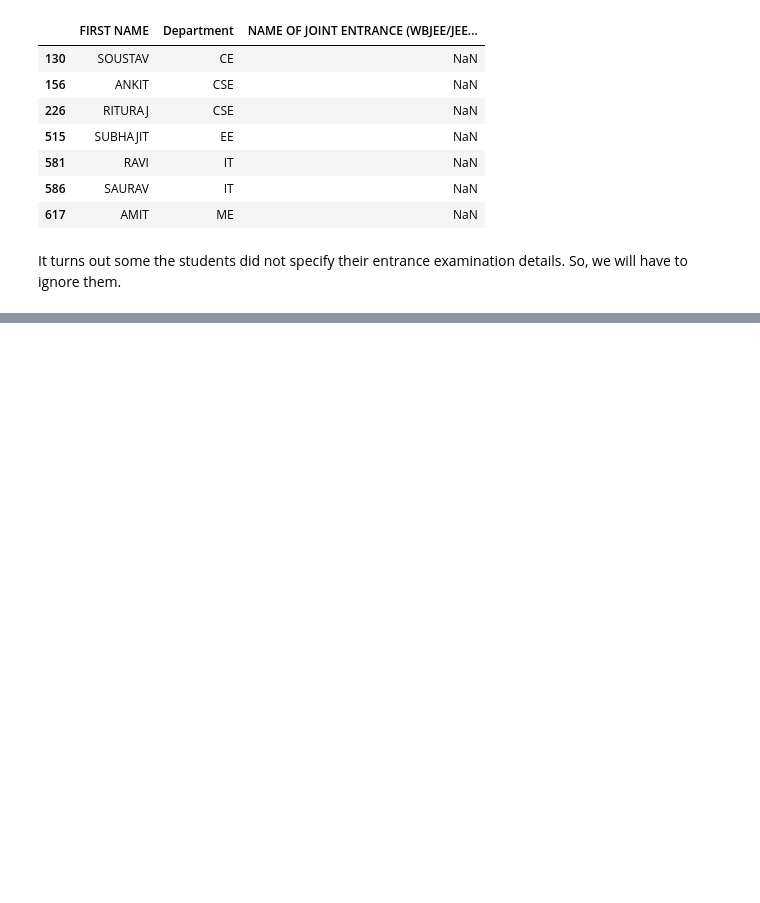
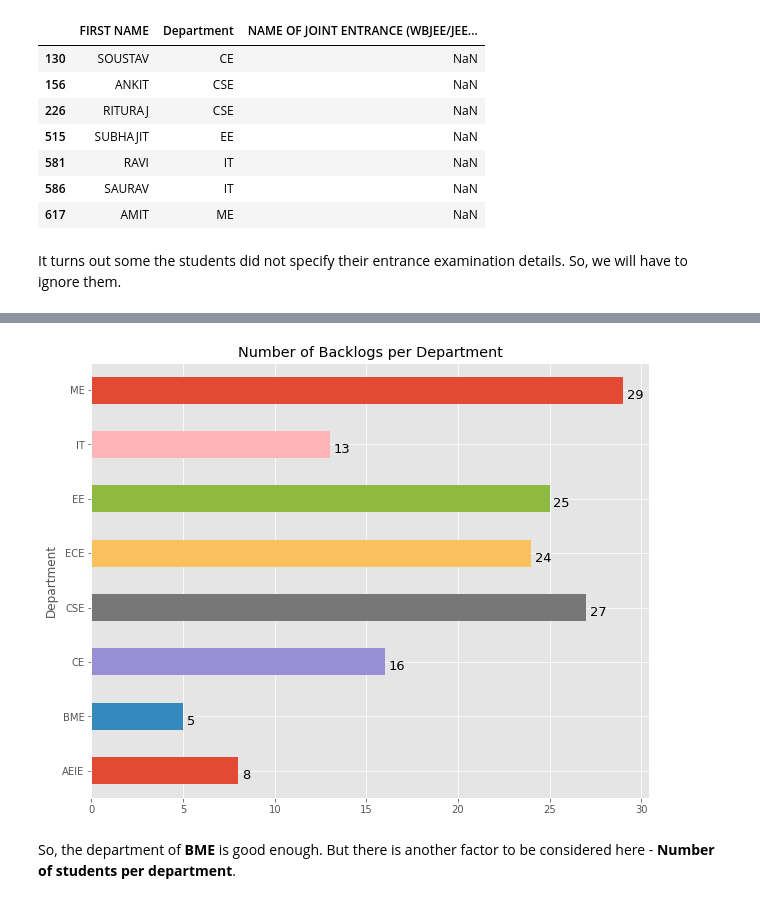
Before and after one commit to sayakpaul/Analysis-of-college-database-of-2017-passouts, a Jupyter notebook: 2017_Passout_Data_Analysis.ipynb, the cells around one changed output, grey strips where cells are left out. Cells and saved outputs as stored; diff of their text form; code cells hidden in the pictures; blank space fills up the shorter version.

```diff
--- a/2017_Passout_Data_Analysis.ipynb
+++ b/2017_Passout_Data_Analysis.ipynb
@@ -355,0 +491,4 @@ Name: NAME OF JOINT ENTRANCE (WBJEE/JEE-MAINS/JELET ETC.), dtype: int64
+# %%
+noisy_backlogs = data_2017.index[data_2017['IF YES, MENTION NUMBER OF BACKLOG(S)'].isna()==False].tolist()
+# %%
+noisy_backlogs = set(noisy_backlogs) - set(false_backlog)
@@ -355,0 +515,5 @@ Name: NAME OF JOINT ENTRANCE (WBJEE/JEE-MAINS/JELET ETC.), dtype: int64
+# %%
+noisy_backlogs_df = data_2017.ix[noisy_backlogs]\
+                [['STUDENT\'S FULL NAME','Department','IF YES, MENTION NUMBER OF BACKLOG(S)']]
+label_counts = Counter(noisy_backlogs_df['Department'].values)
+label_counts.most_common()
@@ -355,0 +529,3 @@ Name: NAME OF JOINT ENTRANCE (WBJEE/JEE-MAINS/JELET ETC.), dtype: int64
+# %%
+plot_df = pd.DataFrame(label_counts.most_common(),columns=['Department','Backlog Count'])
+plot_df
@@ -355,0 +542,11 @@ Name: NAME OF JOINT ENTRANCE (WBJEE/JEE-MAINS/JELET ETC.), dtype: int64
+# %%
+subplot = plot_df.groupby('Department')['Backlog Count'].sum().plot(kind='barh',figsize=(10,8))
+subplot.set_title('Number of Backlogs per Department')
+for i in subplot.patches:
+    # get_width pulls left or right; get_y pushes up or down
+    subplot.text(i.get_width()+.20, i.get_y()+.1, \
+            str(i.get_width()), fontsize=13)
+# %% [output]
+[figure, added]
+# %% [markdown]
+So, the department of **BME** is good enough. But there is another factor to be considered here - **Number of students per department**.
```
Also changed, not shown: parts of 37 cells of this notebook.
